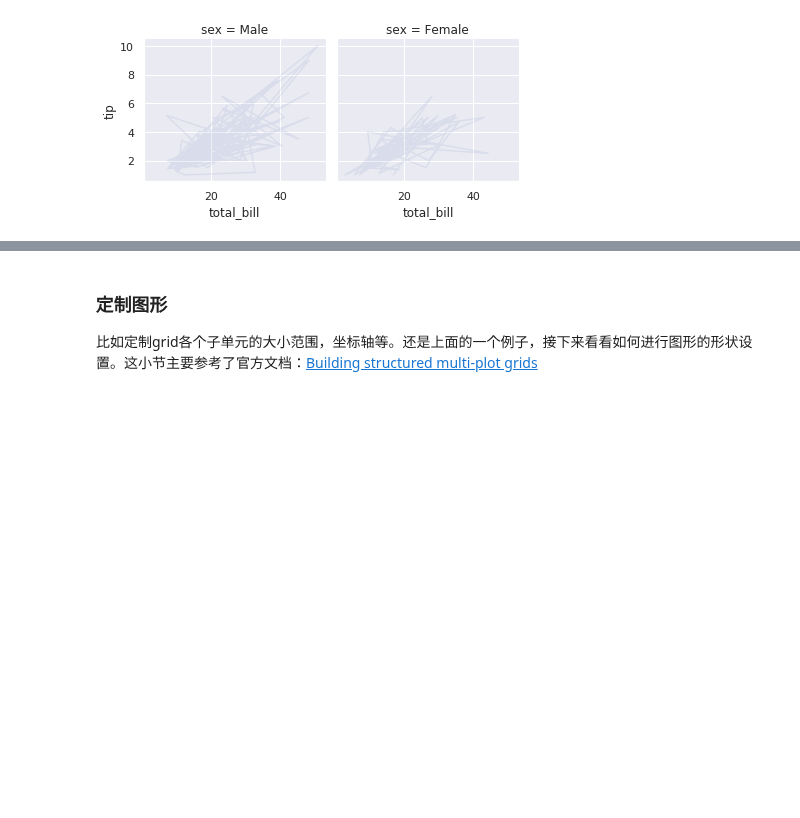
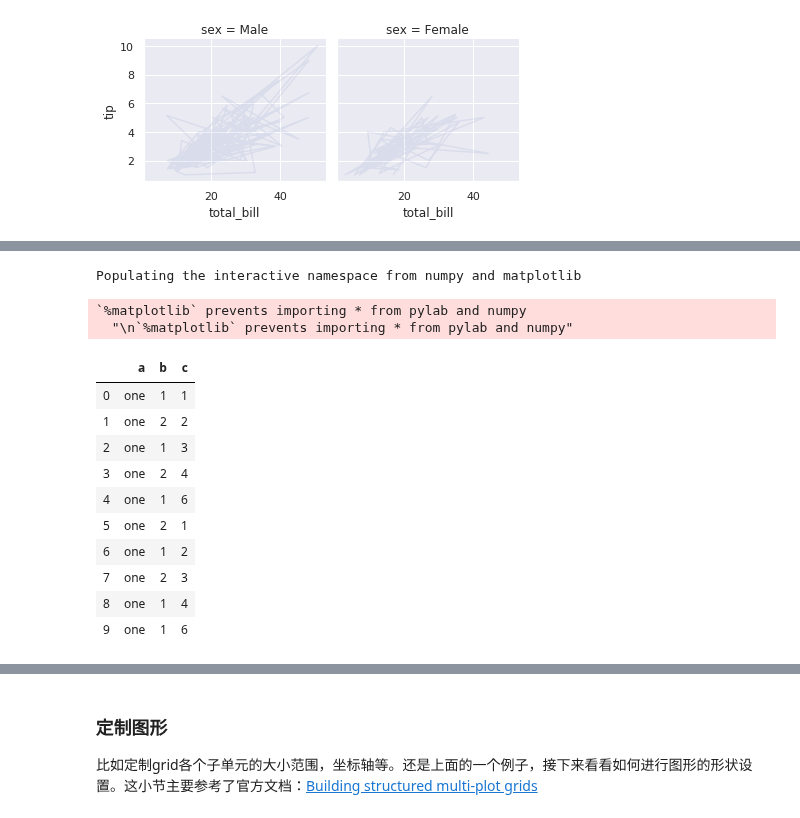
Before and after one commit to iHeadWater/hydrus, a Jupyter notebook: 3-seaborn/seaborn.ipynb, the cells around one changed output, grey strips where cells are left out. Drawn from its saved outputs; the diff is of its cells as text; code cells hidden in the pictures; blank space fills up the shorter version.

Commit message:
python numpy pytorch sup

```diff
--- a/3-seaborn/seaborn.ipynb
+++ b/3-seaborn/seaborn.ipynb
@@ -468,0 +490,22 @@ g.add_legend()
+# %%
+import seaborn as sns
+import pandas as pd
+%pylab inline
+# df = pd.DataFrame({'a' :['one','one','two','two','one','two','one','one','one','two'], 'b': [1,2,1,2,1,2,1,2,1,1], 'c': [1,2,3,4,6,1,2,3,4,6]})
+df = pd.DataFrame({'a' :['one','one','one','one','one','one','one','one','one','one'], 'b': [1,2,1,2,1,2,1,2,1,1], 'c': [1,2,3,4,6,1,2,3,4,6]})
+df
+# %% [output]
+Populating the interactive namespace from numpy and matplotlib
+`%matplotlib` prevents importing * from pylab and numpy
+  "\n`%matplotlib` prevents importing * from pylab and numpy"
+|  | a | b | c |
+| 0 | one | 1 | 1 |
+| 1 | one | 2 | 2 |
+| 2 | one | 1 | 3 |
+| 3 | one | 2 | 4 |
+| 4 | one | 1 | 6 |
+| 5 | one | 2 | 1 |
+| 6 | one | 1 | 2 |
+| 7 | one | 2 | 3 |
+| 8 | one | 1 | 4 |
+| 9 | one | 1 | 6 |
```
Also changed, not shown: parts of 12 cells of this notebook, 10 other files.
